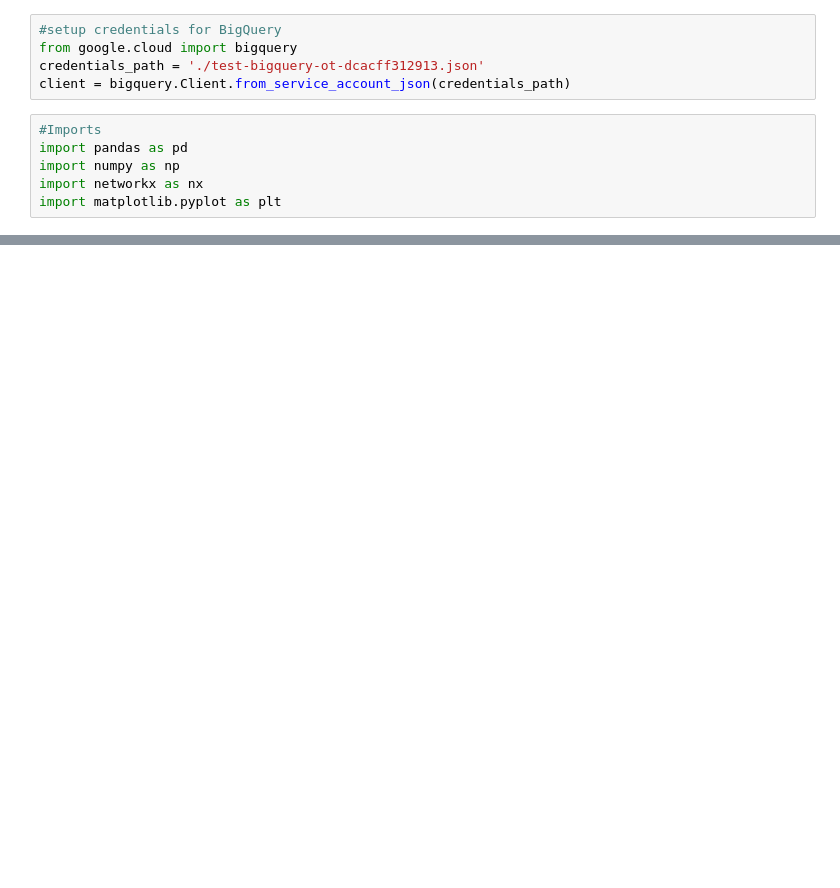
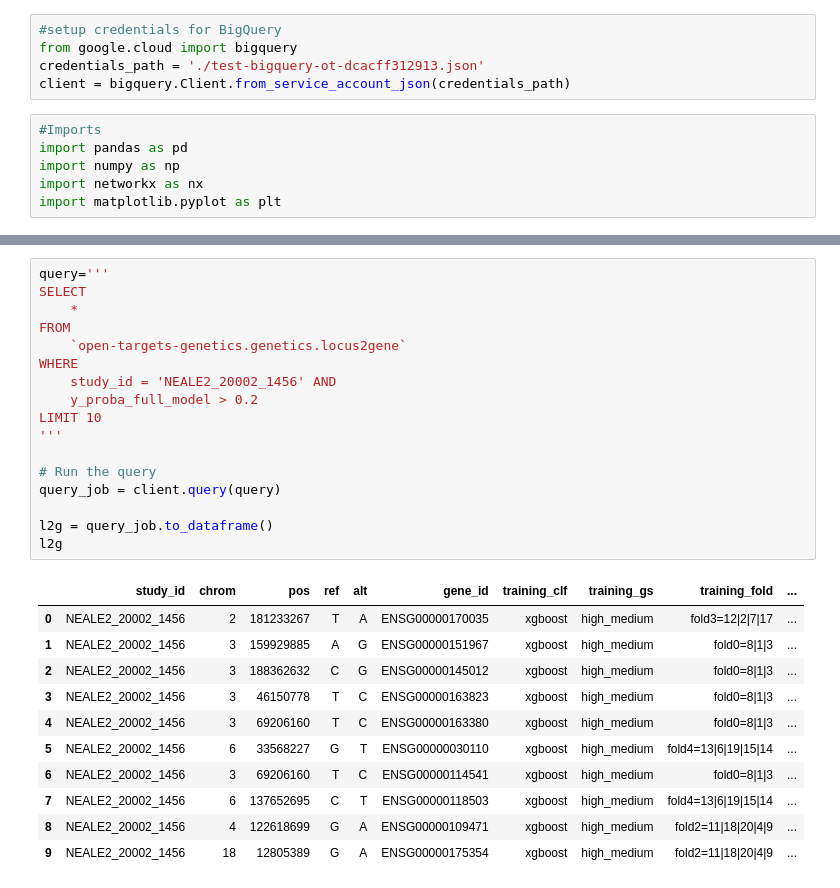
Before and after one commit to anderseng/Quick-Pedigree-Plotting, a Jupyter notebook: OpenTargets_Query.ipynb, the cells around one changed output, grey strips where cells are left out. Drawn from its saved outputs; the diff is of its cells as text; blank space fills up the shorter version.

Commit message:
exploring this quota limit problem

```diff
--- a/OpenTargets_Query.ipynb
+++ b/OpenTargets_Query.ipynb
@@ -11,0 +37,29 @@ import matplotlib.pyplot as plt
+# %%
+query='''
+SELECT
+    *
+FROM
+    `open-targets-genetics.genetics.locus2gene`
+WHERE
+    study_id = 'NEALE2_20002_1456' AND
+    y_proba_full_model > 0.2
+LIMIT 10
+'''
+
+# Run the query
+query_job = client.query(query)
+
+l2g = query_job.to_dataframe()
+l2g
+# %% [output]
+|  | study_id | chrom | pos | ref | alt | gene_id | training_clf | training_gs | training_fold | ... |
+| 0 | NEALE2_20002_1456 | 2 | 181233267 | T | A | ENSG00000170035 | xgboost | high_medium | fold3=12|2|7|17 | ... |
+| 1 | NEALE2_20002_1456 | 3 | 159929885 | A | G | ENSG00000151967 | xgboost | high_medium | fold0=8|1|3 | ... |
+| 2 | NEALE2_20002_1456 | 3 | 188362632 | C | G | ENSG00000145012 | xgboost | high_medium | fold0=8|1|3 | ... |
+| 3 | NEALE2_20002_1456 | 3 | 46150778 | T | C | ENSG00000163823 | xgboost | high_medium | fold0=8|1|3 | ... |
+| 4 | NEALE2_20002_1456 | 3 | 69206160 | T | C | ENSG00000163380 | xgboost | high_medium | fold0=8|1|3 | ... |
+| 5 | NEALE2_20002_1456 | 6 | 33568227 | G | T | ENSG00000030110 | xgboost | high_medium | fold4=13|6|19|15|14 | ... |
+| 6 | NEALE2_20002_1456 | 3 | 69206160 | T | C | ENSG00000114541 | xgboost | high_medium | fold0=8|1|3 | ... |
+| 7 | NEALE2_20002_1456 | 6 | 137652695 | C | T | ENSG00000118503 | xgboost | high_medium | fold4=13|6|19|15|14 | ... |
+| 8 | NEALE2_20002_1456 | 4 | 122618699 | G | A | ENSG00000109471 | xgboost | high_medium | fold2=11|18|20|4|9 | ... |
+| 9 | NEALE2_20002_1456 | 18 | 12805389 | G | A | ENSG00000175354 | xgboost | high_medium | fold2=11|18|20|4|9 | ... |
```
Also changed, not shown: parts of 6 cells of this notebook.
